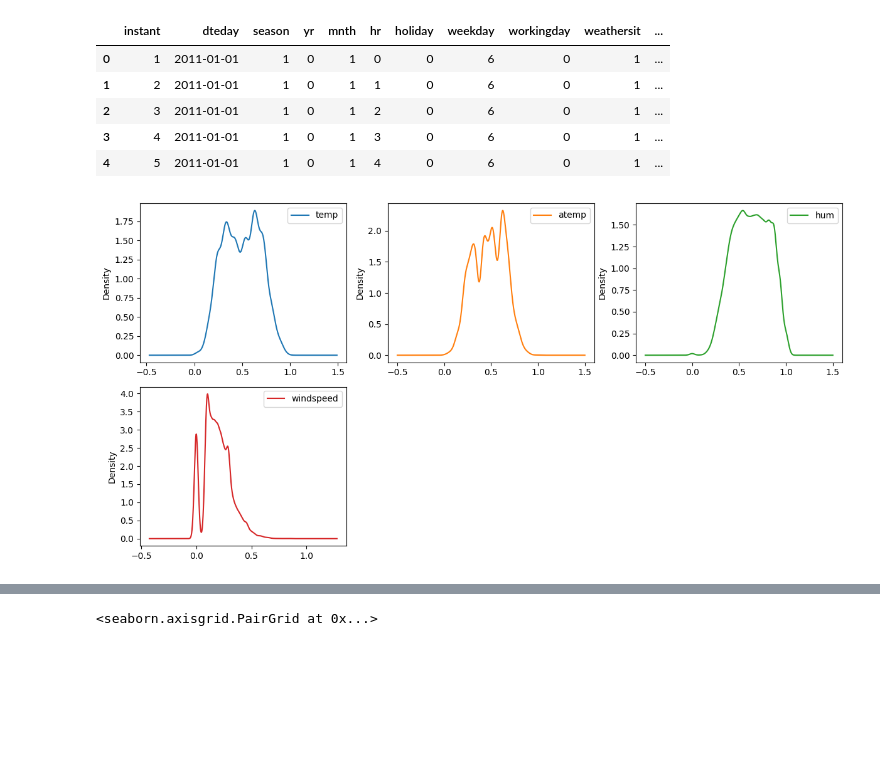
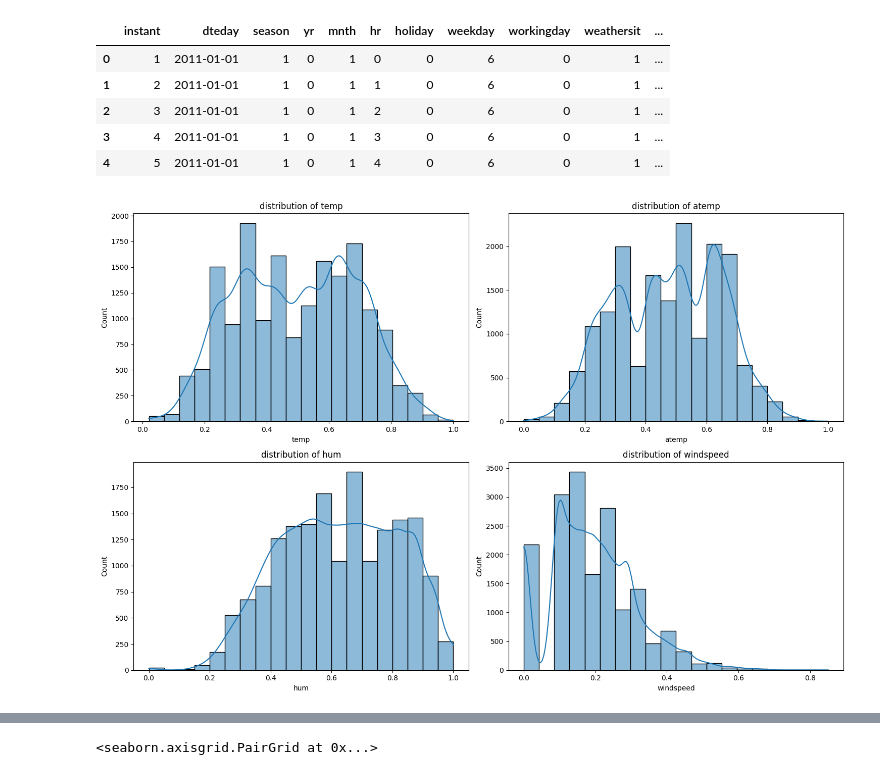
Before and after one commit to shivshankarsajeev/Bike-Sharing, a Jupyter notebook: Notebook/Eda.ipynb, the cells around one changed output, grey strips where cells are left out. Cells and saved outputs as stored; diff of their text form; code cells hidden in the pictures; blank space fills up the shorter version.

```diff
--- a/Notebook/Eda.ipynb
+++ b/Notebook/Eda.ipynb
@@ -261,8 +261,11 @@ df.head()
 # %%
 fig ,axs = plt.subplots(2,2, figsize=(15,10))
 axs = axs.flatten()
 
 for i,col in enumerate(numerical_features[2:-3]):
-    sn
+    sns.histplot(data=df, x=col, ax=axs[i], kde=True, bins=20, edgecolor='black')
+    axs[i].set_title(f'distribution of {col}')
+plt.tight_layout()
+plt.show()
 # %% [output]
-[figure, old version]
+[figure, new version]
```
Also changed, not shown: parts of 9 cells of this notebook, 1 other file.
